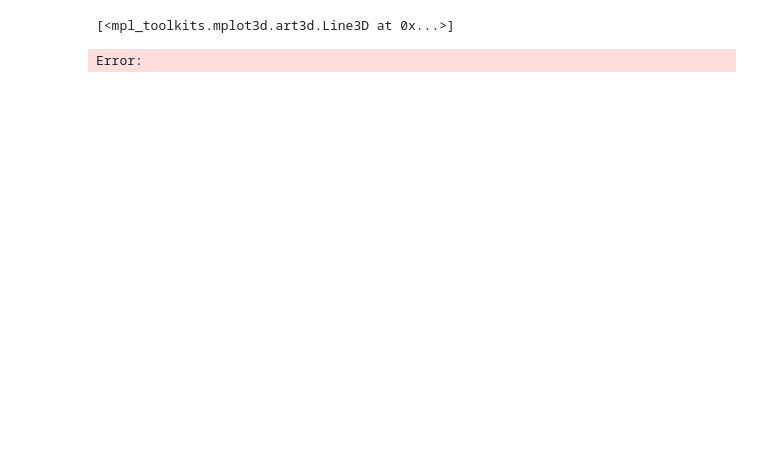
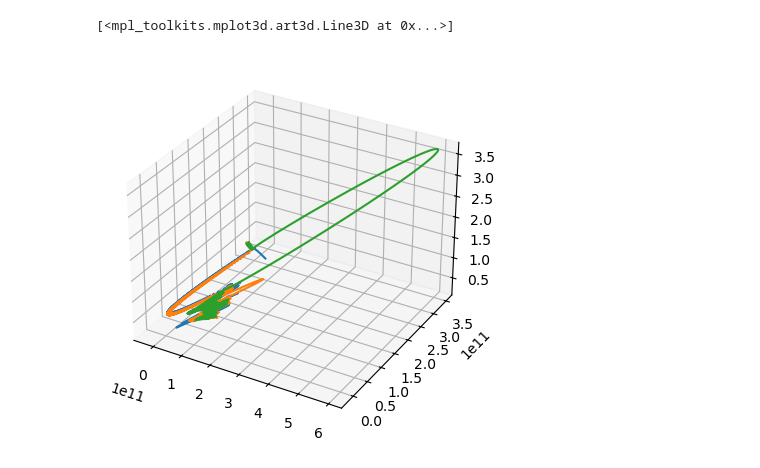
Before and after one commit to SUPARNAJIT-lang/Gravity-and-N-Body-problem, a Jupyter notebook: N-body-problem.ipynb, the cells around one changed output. Cells and saved outputs as stored; diff of their text form; code cells hidden in the pictures; blank space fills up the shorter version.

Commit message:
Adding numba

```diff
--- a/N-body-problem.ipynb
+++ b/N-body-problem.ipynb
@@ -2,47 +2,52 @@
 import matplotlib.pyplot as plt
 from scipy.integrate import odeint
 import numpy as np
-from mpl_toolkits.mplot3d import Axes3D
+from numba import njit
 
-G=1
-N=10
-m=1
 
-t=np.linspace(0,1,5000000)
 
-pos0=np.random.rand(N,3)
-vel0=np.random.rand(N,3)*10
-mass=np.random.rand(N)*10
+
+
+G=6.674*10e-11
+N=3
+
+ν=3.156*10**7
+t=np.linspace(0,1*ν,10000000)
+
+pos0=np.random.rand(N,3)*10**11
+vel0=np.random.rand(N,3)*5*1000
+mass=np.random.rand(N)*50*10**29
 
 state0 = np.hstack((pos0.flatten(), vel0.flatten()))
 
+@njit
 def acc(state,t):
             pos=state[:3*N].reshape(N,3)
             vel=state[3*N:].reshape(N,3)
             acc = np.zeros((N, 3))
 
             for i in range (N):
                 for j in range (N):
                     if i!=j:
                         rji=pos[j]-pos[i]
                         θ=np.linalg.norm(rji)
                         γ=((G*(mass[i])*(mass[j]))/(θ**3))
                         φ=γ*rji
                         α=φ/mass[i]
                         acc[i]+=α
             return np.hstack((vel.flatten(),acc.flatten()))
 
 
 sol=odeint(acc,state0,t)
 
 
 fig=plt.figure()
 ax=fig.add_subplot(111,projection="3d")
 
 ax.plot(sol.T[0],sol.T[1],sol.T[2])
+ax.plot(sol.T[3],sol.T[4],sol.T[5])
 ax.plot(sol.T[6],sol.T[7],sol.T[8])
-ax.plot(sol.T[12],sol.T[13],sol.T[14])
 #ax.plot(sol.T[18],sol.T[19],sol.T[20])
 # %% [output]
 [<mpl_toolkits.mplot3d.art3d.Line3D at 0x...>]
-Error:
+[figure, added]
```
